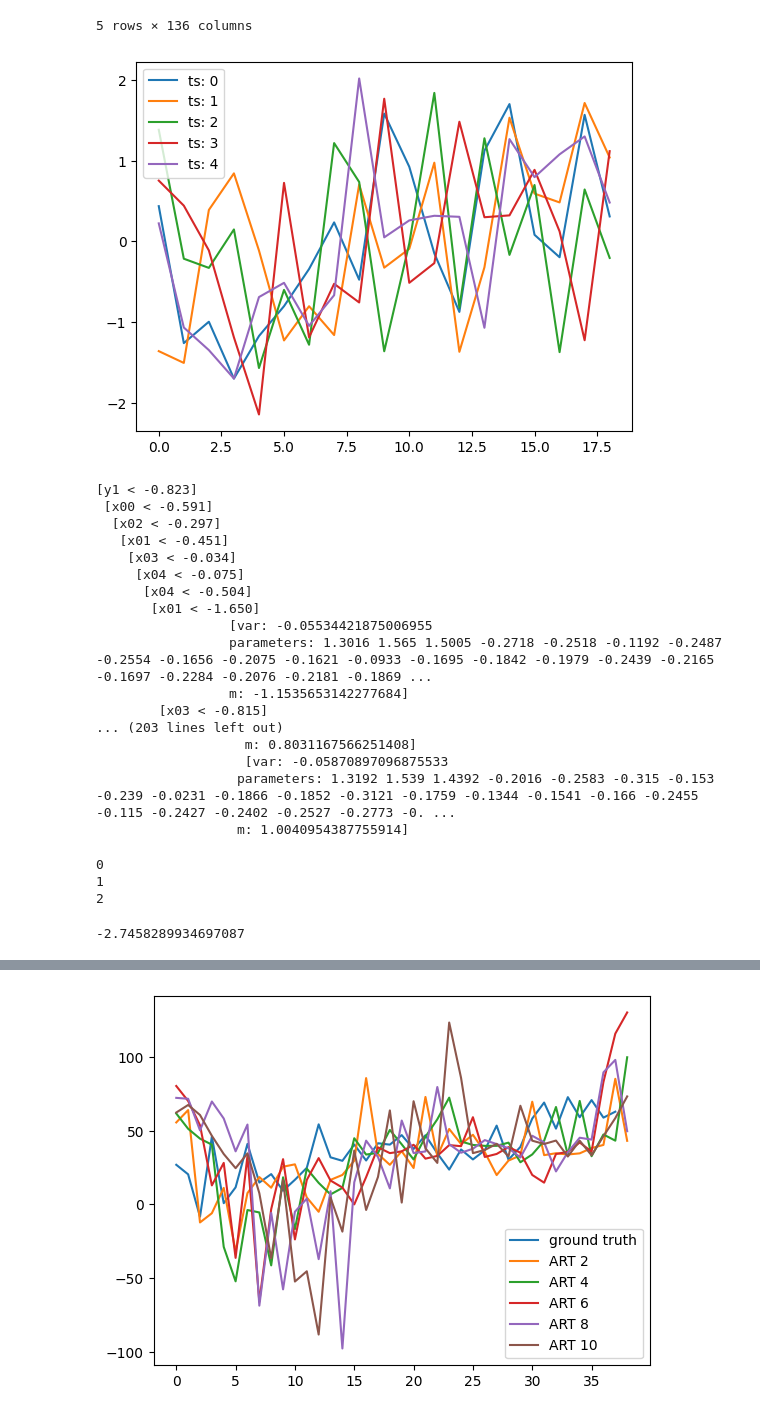
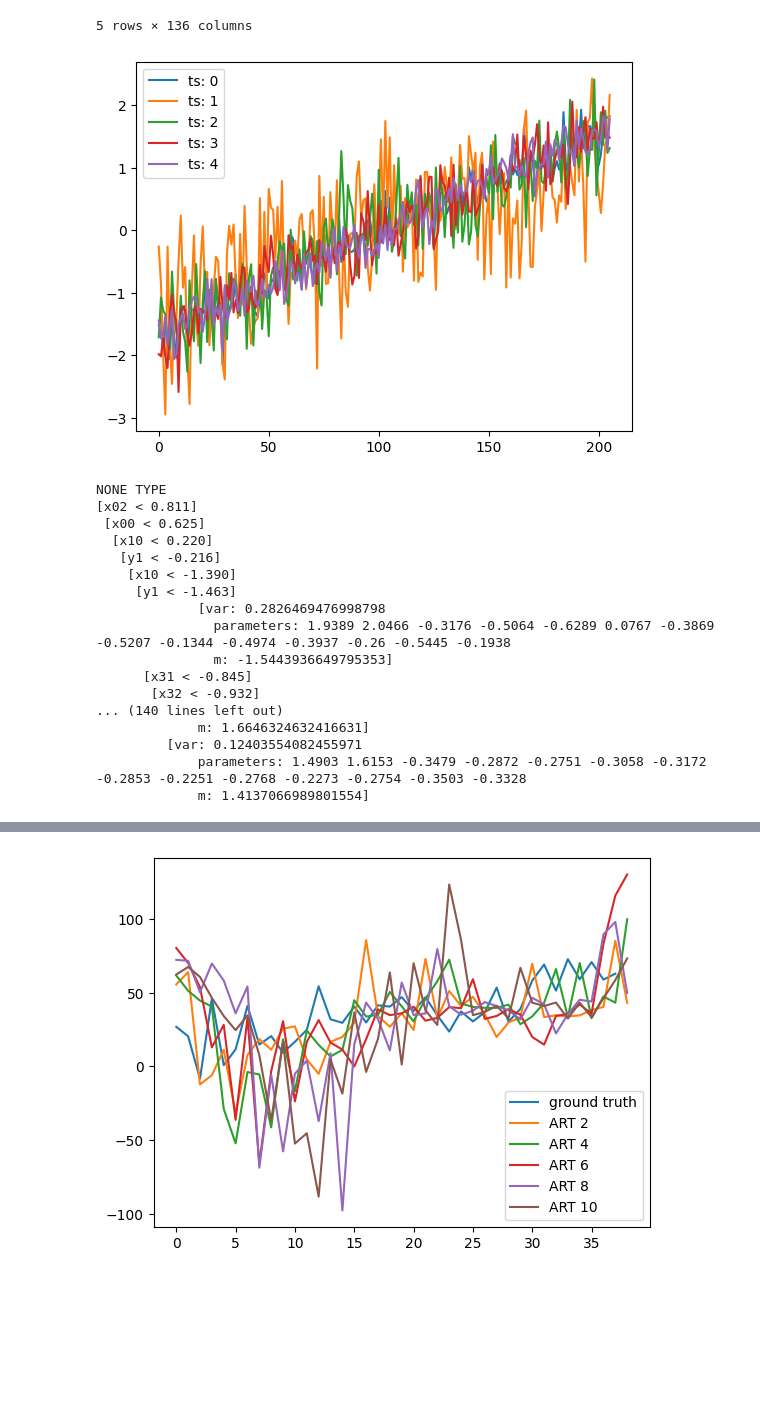
Before and after one commit to TiesHRL/DyART, a Jupyter notebook: Code/Test_script.ipynb, the cells around one changed output, grey strips where cells are left out. Drawn from its saved outputs; the diff is of its cells as text; code cells hidden in the pictures; blank space fills up the shorter version.

```diff
--- a/Code/Test_script.ipynb
+++ b/Code/Test_script.ipynb
@@ -92,12 +92,12 @@ def preprocessing(data, method):
 5 rows × 136 columns
 # %%
 i = 0
-for plot in (np.array(ts_test)):
+for plot in (np.array(ts_train)):
     # print(plot,i)
     plt.plot(plot, label = 'ts: {}'.format(i))
     i += 1
 plt.legend()
 plt.show()
 # %% [output]
-[figure, old version]
+[figure, new version]
 # %%
@@ -477,53 +505,41 @@ class AutoregressiveTree:
             else:
                 return node['right']
 # %%
-p = 4
+p = 2
 df_temp2 = pd.concat([synthetic_target,synthetic_exog], axis=1)
 df_temp2.columns = range(df_temp2.shape[1])
 
 ts_train, ts_valid, ts_test, ts_param = preprocessing(df_temp2, method='normalization')
+
 
 train = []
 for s in ts_train:
     temp = []
     for i in range(len(s) - (p + 1)):
         temp.append(s[i:i + p + 1])
-
-
     train.append(temp)
 d = train[0]
 # print(len(d), len(d[0]))
 d_exog = train[1:]
-ART = AutoregressiveTree(3)
-# tree = ART.build_tree(d, d_exog, 10, 3)
-
+ART = AutoregressiveTree(p)
+tree = ART.build_tree(d, d_exog, 10, 10)
 ART.print_tree(tree)
+# ART.print_tree(tree_list[5])
 # %% [output]
-[y1 < -0.823]
- [x00 < -0.591]
-  [x02 < -0.297]
-   [x01 < -0.451]
-    [x03 < -0.034]
-     [x04 < -0.075]
-      [x04 < -0.504]
-       [x01 < -1.650]
-                 [var: -0.05534421875006955
-                 parameters: 1.3016 1.565 1.5005 -0.2718 -0.2518 -0.1192 -0.2487 -0.2554 -0.1656 -0.2075 -0.1621 -0.0933 -0.1695 -0.1842 -0.1979 -0.2439 -0.2165 -0.1697 -0.2284 -0.2076 -0.2181 -0.1869 ...
-                 m: -1.1535653142277684]
-        [x03 < -0.815]
-... (203 lines left out)
-                   m: 0.8031167566251408]
-                   [var: -0.05870897096875533
-                  parameters: 1.3192 1.539 1.4392 -0.2016 -0.2583 -0.315 -0.153 -0.239 -0.0231 -0.1866 -0.1852 -0.3121 -0.1759 -0.1344 -0.1541 -0.166 -0.2455 -0.115 -0.2427 -0.2402 -0.2527 -0.2773 -0. ...
-                  m: 1.0040954387755914]
+NONE TYPE
+[x02 < 0.811]
+ [x00 < 0.625]
+  [x10 < 0.220]
+   [y1 < -0.216]
+    [x10 < -1.390]
+     [y1 < -1.463]
+             [var: 0.2826469476998798
+               parameters: 1.9389 2.0466 -0.3176 -0.5064 -0.6289 0.0767 -0.3869 -0.5207 -0.1344 -0.4974 -0.3937 -0.26 -0.5445 -0.1938
+               m: -1.5443936649795353]
+      [x31 < -0.845]
+       [x32 < -0.932]
+... (140 lines left out)
+             m: 1.6646324632416631]
+         [var: 0.12403554082455971
+             parameters: 1.4903 1.6153 -0.3479 -0.2872 -0.2751 -0.3058 -0.3172 -0.2853 -0.2251 -0.2768 -0.2273 -0.2754 -0.3503 -0.3328
+             m: 1.4137066989801554]
-# %%
-ex = ART.exog
-for i in range(len(avg)):
-    print(i)
-    avg = np.min(ex[i])
-avg
-# %% [output]
-0
-1
-2
--2.7458289934697087
```
Also changed, not shown: parts of 14 cells of this notebook.
